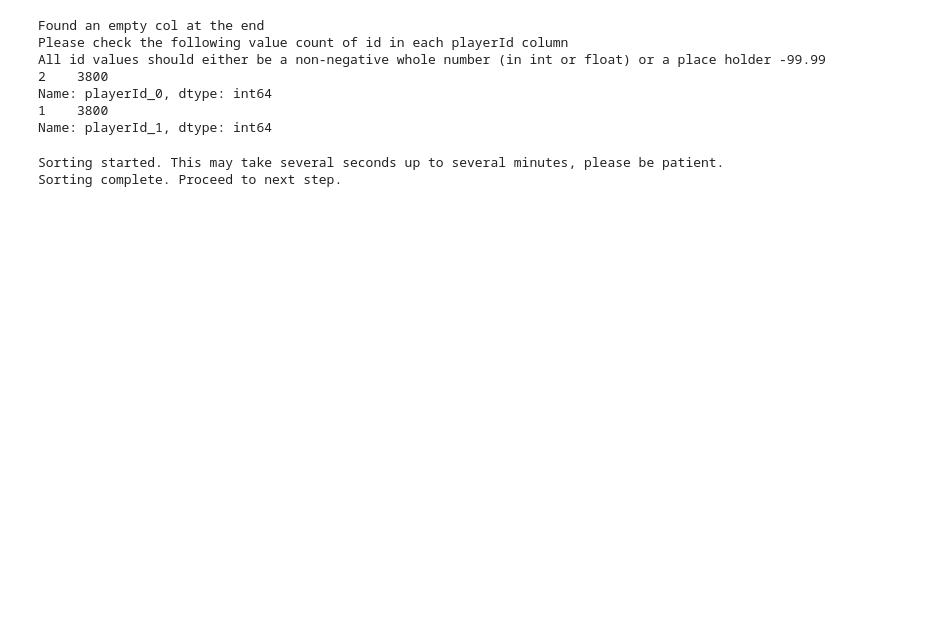
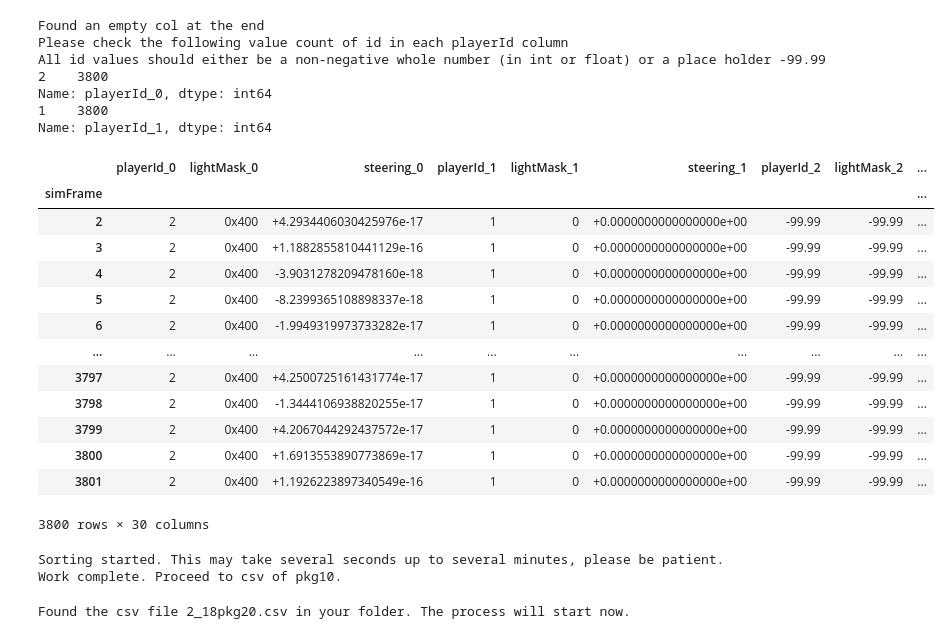
Before and after one commit to Thomaswang0822/data_process, a Jupyter notebook: web_app/big_app.ipynb, the cells around one changed output. Saved outputs shown, nothing was run; the diff lists cells and outputs as text; code cells hidden in the pictures; blank space fills up the shorter version.

```diff
--- a/web_app/big_app.ipynb
+++ b/web_app/big_app.ipynb
@@ -207,7 +226,7 @@ for row in range(row_nums):
     # Checking raw data, we find there are duplicate chunks
     for idx in range(0, 0 + NUM_OBJS*jump, jump):   # 0, 14, 28, ...
         objId = old_row[idx]
-        if objId == PLACE_HOLDER:
+        if objId == PLACE_HOLDER or objId >= NUM_OBJS or objId < 0:
             # Special case where id is placeholder -99.99 (also those trailing data)
             continue
         else:
@@ -348,7 +391,7 @@ for row in range(row_nums):
     # Checking raw data, we find there are duplicate chunks
     for idx in range(0, 0 + NUM_OBJS*jump, jump):   # 0, 14, 28, ...
         objId = old_row[idx]
-        if objId == PLACE_HOLDER:
+        if objId == PLACE_HOLDER or objId >= NUM_OBJS or objId < 0:
             # Special case where id is placeholder -99.99 (also those trailing data)
             continue
         else:
@@ -496,7 +572,7 @@ for row in range(row_nums):
     # Checking raw data, we find there are duplicate chunks
     for idx in range(0, 0 + NUM_OBJS*jump, jump):   # 0, 14, 28, ...
         objId = old_row[idx]
-        if objId == PLACE_HOLDER:
+        if objId == PLACE_HOLDER or objId >= NUM_OBJS or objId < 0:
             # Special case where id is placeholder -99.99 (also those trailing data)
             continue
         else:
@@ -585,7 +682,7 @@ TARGET = 10 # we want 14
 END_IDX = 10
 
 # delete unused columns
-cols_to_del = [name for i, name in enumerate(df10.columns) if (i%PATTERN not in index_to_keep and i!=1)]
+cols_to_del = [name for i, name in enumerate(df10.columns) if i==0 or (i%PATTERN not in index_to_keep and i!=1)]
 df10 = df10.drop(columns=cols_to_del)
 
 
@@ -622,6 +719,23 @@ All id values should either be a non-negative whole number (in int or float) or
 Name: playerId_0, dtype: int64
 1    3800
 Name: playerId_1, dtype: int64
+# %%
+df10
+# %% [output]
+|  | playerId_0 | lightMask_0 | steering_0 | playerId_1 | lightMask_1 | steering_1 | playerId_2 | lightMask_2 | ... |
+| simFrame |  |  |  |  |  |  |  |  | ... |
+| 2 | 2 | 0x400 | +4.2934406030425976e-17 | 1 | 0 | +0.0000000000000000e+00 | -99.99 | -99.99 | ... |
+| 3 | 2 | 0x400 | +1.1882855810441129e-16 | 1 | 0 | +0.0000000000000000e+00 | -99.99 | -99.99 | ... |
+| 4 | 2 | 0x400 | -3.9031278209478160e-18 | 1 | 0 | +0.0000000000000000e+00 | -99.99 | -99.99 | ... |
+| 5 | 2 | 0x400 | -8.2399365108898337e-18 | 1 | 0 | +0.0000000000000000e+00 | -99.99 | -99.99 | ... |
+| 6 | 2 | 0x400 | -1.9949319973733282e-17 | 1 | 0 | +0.0000000000000000e+00 | -99.99 | -99.99 | ... |
+| ... | ... | ... | ... | ... | ... | ... | ... | ... | ... |
+| 3797 | 2 | 0x400 | +4.2500725161431774e-17 | 1 | 0 | +0.0000000000000000e+00 | -99.99 | -99.99 | ... |
+| 3798 | 2 | 0x400 | -1.3444106938820255e-17 | 1 | 0 | +0.0000000000000000e+00 | -99.99 | -99.99 | ... |
+| 3799 | 2 | 0x400 | +4.2067044292437572e-17 | 1 | 0 | +0.0000000000000000e+00 | -99.99 | -99.99 | ... |
+| 3800 | 2 | 0x400 | +1.6913553890773869e-17 | 1 | 0 | +0.0000000000000000e+00 | -99.99 | -99.99 | ... |
+| 3801 | 2 | 0x400 | +1.1926223897340549e-16 | 1 | 0 | +0.0000000000000000e+00 | -99.99 | -99.99 | ... |
+3800 rows × 30 columns
 # %%
 """
 MOST important task: Standardization.
@@ -644,7 +758,7 @@ for row in range(row_nums):
     # Checking raw data, we find there are duplicate chunks
     for idx in range(0, 0 + NUM_OBJS*jump, jump):   # 0, 14, 28, ...
         objId = old_row[idx]
-        if objId == PLACE_HOLDER:
+        if objId == PLACE_HOLDER or objId >= NUM_OBJS or objId < 0:
             # Special case where id is placeholder -99.99 (also those trailing data)
             continue
         else:
@@ -668,7 +782,7 @@ for i in range(END_IDX):
 print("Work complete. Proceed to csv of pkg10.")
 # %% [output]
 Sorting started. This may take several seconds up to several minutes, please be patient.
-Sorting complete. Proceed to next step.
+Work complete. Proceed to csv of pkg10.
 # %%
 """
 The following chunks of code process pkg20 data
@@ -690,13 +804,16 @@ except AssertionError as e:
     time.sleep(3)
     sys.exit()
 
-# We want playerId, lightMask, steering
-# which are in col index 2,4
-index_to_keep = [2,3,0]
-PATTERN = 4  # number of entries of one obj, which form a pattern
-col_of_one = ["playerId", "lightMask", "steering"]
+""" Variables for pkg5 """
+# We want id, roadDist, value
+# which are in col index 2,4,16
+index_to_keep = [2,4,16]
+PATTERN = 21  # number of entries of one road line, which form a pattern
+col_of_one = ["signId", "roadDist", "value"]
 
 print(f"Found the csv file {f} in your folder. The process will start now.")
+# %% [output]
+Found the csv file 2_18pkg20.csv in your folder. The process will start now.
 # %%
 """ read in the csv and preview."""
 with open(FILE_PATH, 'r', encoding="utf-8") as csvfile:
```
Also changed, not shown: parts of 17 cells of this notebook, 1 other file.
